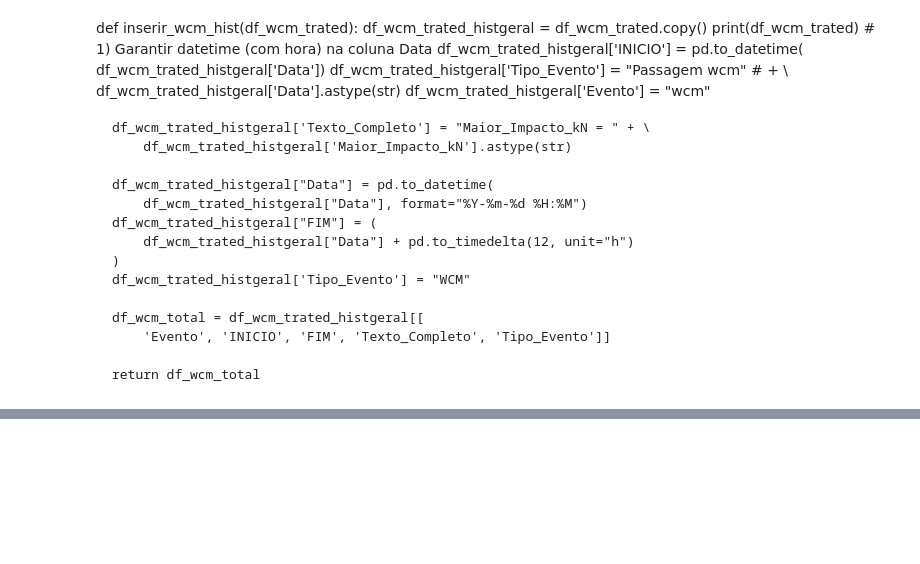
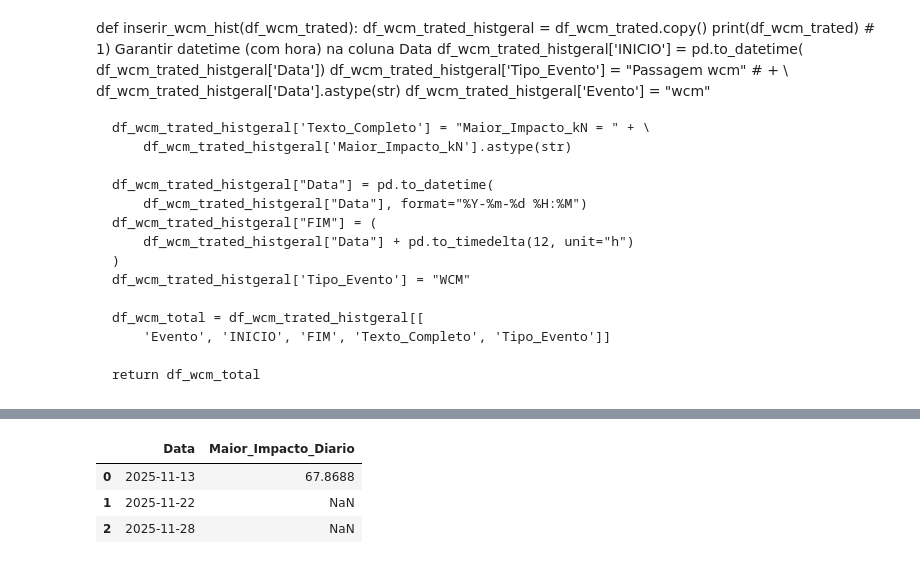
Before and after one commit to leoborin/Panel_Waysides, a Jupyter notebook: nb_main.ipynb, the cells around one changed output, grey strips where cells are left out. Saved outputs shown, nothing was run; the diff lists cells and outputs as text; code cells hidden in the pictures; blank space fills up the shorter version.

```diff
--- a/nb_main.ipynb
+++ b/nb_main.ipynb
@@ -944,0 +275,34 @@ df_new2
+# %%
+def tratar_trkv(df_trkv):
+
+    # Usar data_sincronizacao pois timestr está vazio
+    df_trkv['timestr'] = pd.to_datetime(
+        df_trkv['data_sincronizacao'], errors='coerce'
+    )
+
+    df_trkv['Data'] = df_trkv['timestr'].dt.date
+
+    colunas_impacto = [
+        'A#L_1', 'A#L_2', 'A#R_1', 'A#R_2',
+        'B#L_1', 'B#L_2', 'B#R_1', 'B#R_2'
+    ]
+
+    df_trkv[colunas_impacto] = df_trkv[colunas_impacto].replace(0, np.nan)
+
+    df_trkv['Maior_Impacto_Linha'] = df_trkv[colunas_impacto].max(axis=1)
+
+    df_trkv_max = (
+        df_trkv.groupby('Data', as_index=False)['Maior_Impacto_Linha']
+        .max()
+        .rename(columns={'Maior_Impacto_Linha': 'Maior_Impacto_Diario'})
+    )
+
+    return df_trkv_max
+# %%
+df_trkv_trated = tratar_trkv(df_trkv)
+df_trkv_trated
+# %% [output]
+|  | Data | Maior_Impacto_Diario |
+| 0 | 2025-11-13 | 67.8688 |
+| 1 | 2025-11-22 | NaN |
+| 2 | 2025-11-28 | NaN |
```
Also changed, not shown: parts of 30 cells of this notebook, 2 other files.
